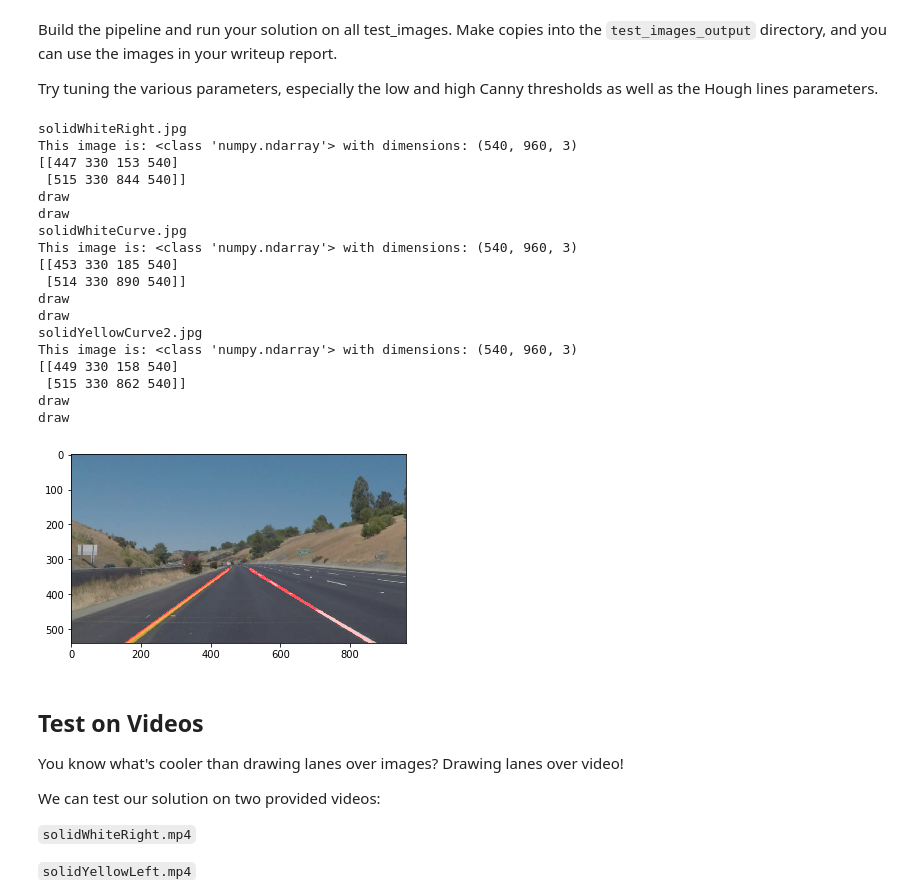
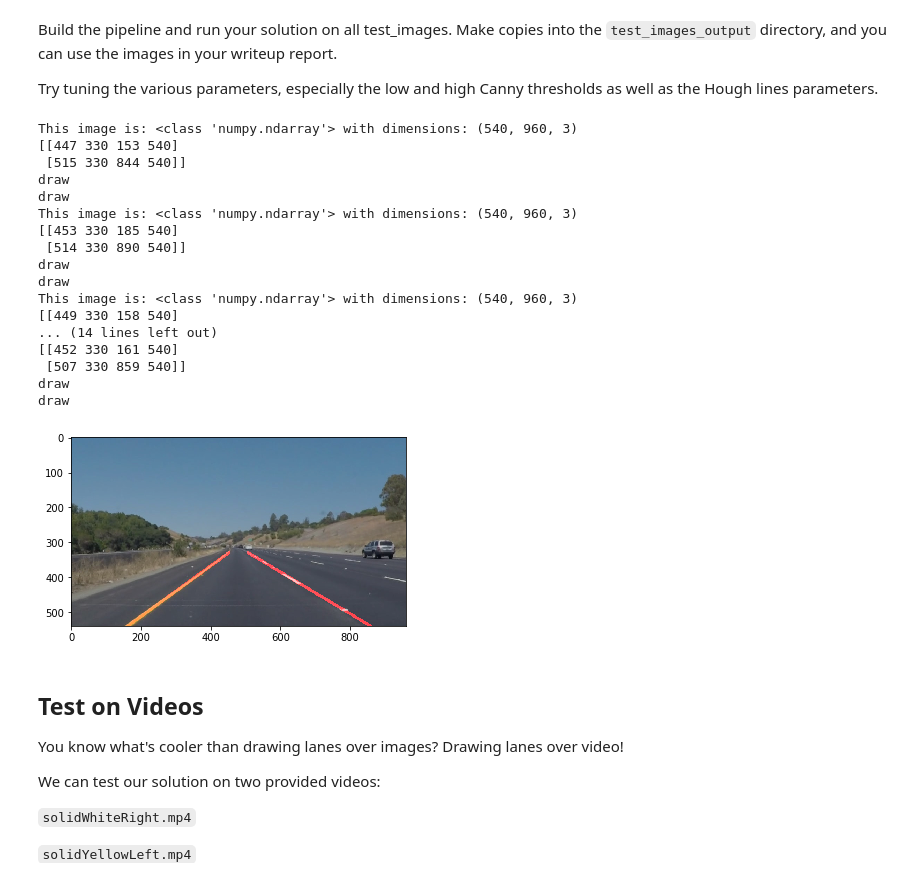
Before and after one commit to cmckirgan/CarND-LaneLines-P1, a Jupyter notebook: P1.ipynb, the cells around one changed output. Saved outputs shown, nothing was run; the diff lists cells and outputs as text; code cells hidden in the pictures.

Commit message:
Refactor line finding to a function and added image saving

```diff
--- a/P1.ipynb
+++ b/P1.ipynb
@@ -242,49 +242,58 @@ Try tuning the various parameters, especially the low and high Canny thresholds
 # %%
 # TODO: Build your pipeline that will draw lane lines on the test_images
 # then save them to the test_images_output directory.
-image_list = os.listdir("test_images/")
 
-for i in range(0, 3):#len(image_list)):
-    print(image_list[i])
+def find_lines(img, save):
+    """
+    Takes an image, detects the lane line within an ROI and when requested
+    exports an image with the detected lines overlayed
+    """
     #Load image
-    image = mpimg.imread('test_images/'+image_list[i])
+    image = mpimg.imread('test_images/'+img)
     print('This image is:', type(image), 'with dimensions:', image.shape)
     #Grayscale the image
     g_image = grayscale(image)
     #Gausian Blur applied
     blur_img = gaussian_blur(g_image, 5)
     #Canny
     can_img = canny(blur_img, 50, 150)
     #Define ROI
     roi = np.array([[(100, image.shape[0]),(400, 330),(580, 330),(900, image.shape[0])]], dtype=np.int32)
     roi_image = region_of_interest(can_img, roi)
     #Hough
     hou_img = hough_lines(roi_image, 2, np.pi/180, 15, 40, 20)
-
     #TODO - Overlay results on original image
     output = weighted_img(hou_img, image)
     #TODO - Save image to file
     plt.imshow(output)
+    if (save):
+        cv2.imwrite("test_images_output/"+img.split(".")[0]+"_lines.jpg", output)
+
+
+
+
+image_list = os.listdir("test_images/")
+for i in range(0, len(image_list)):
+    find_lines(image_list[i], True)
 # %% [output]
-solidWhiteRight.jpg
 This image is: <class 'numpy.ndarray'> with dimensions: (540, 960, 3)
 [[447 330 153 540]
  [515 330 844 540]]
 draw
 draw
-solidWhiteCurve.jpg
 This image is: <class 'numpy.ndarray'> with dimensions: (540, 960, 3)
 [[453 330 185 540]
  [514 330 890 540]]
 draw
 draw
-solidYellowCurve2.jpg
 This image is: <class 'numpy.ndarray'> with dimensions: (540, 960, 3)
 [[449 330 158 540]
- [515 330 862 540]]
+... (14 lines left out)
+[[452 330 161 540]
+ [507 330 859 540]]
 draw
 draw
-[figure, old version]
+[figure, new version]
 # %% [markdown]
 ## Test on Videos
 
```
Also changed, not shown: 6 other files.
